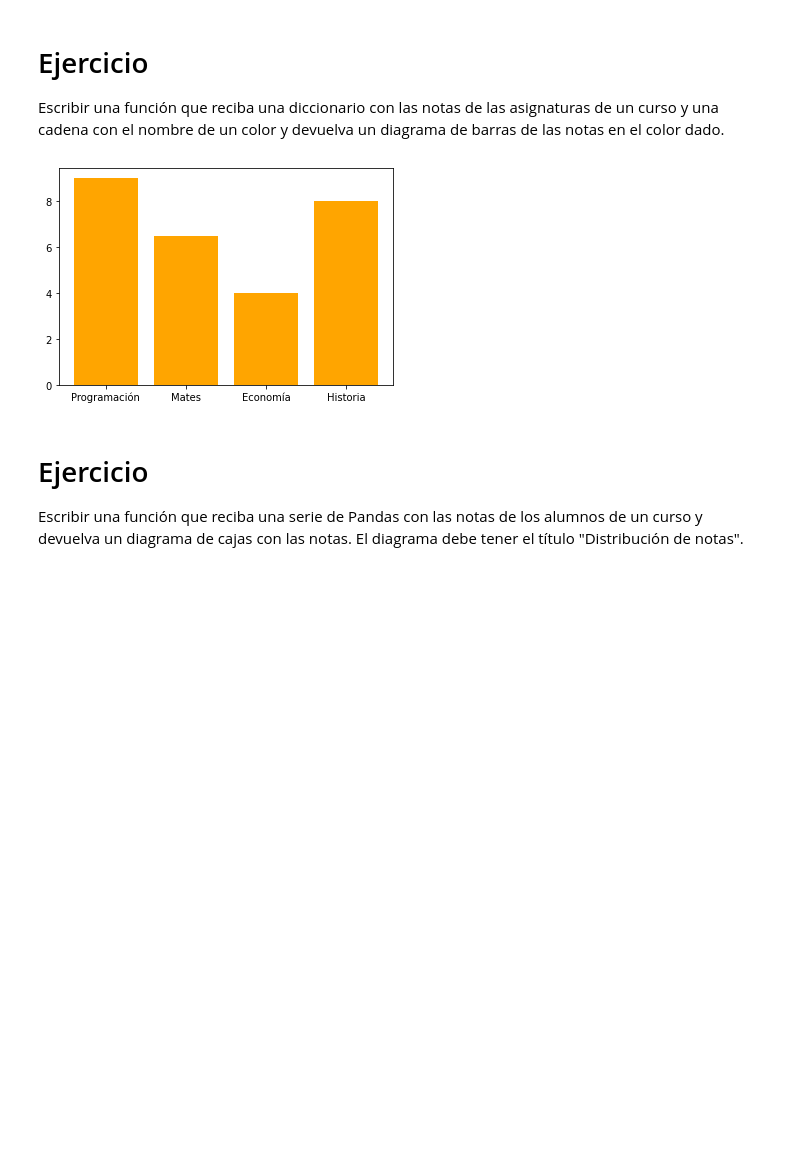
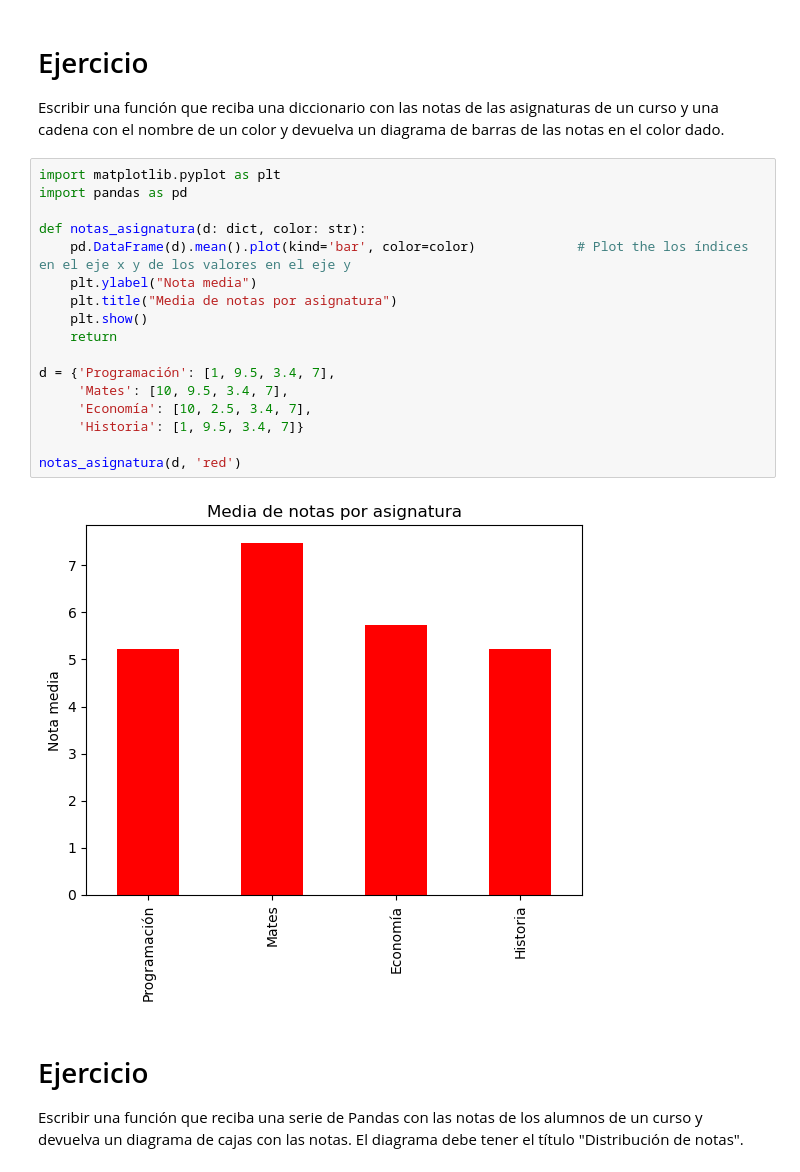
Before and after one commit to jimenezgimenojesus/SAMSUNG_AI_Diploma, a Jupyter notebook: Exercises/ejercicios_matplotlib.ipynb, the cells around one changed output. Drawn from its saved outputs; the diff is of its cells as text; blank space fills up the shorter version.

```diff
--- a/Exercises/ejercicios_matplotlib.ipynb
+++ b/Exercises/ejercicios_matplotlib.ipynb
@@ -44,8 +38,24 @@ ValueError: could not convert string to float: 'Alba'
 
 Escribir una función que reciba una diccionario con las notas de las asignaturas de un curso y una cadena con el nombre de un color y devuelva un diagrama de barras de las notas en el color dado.
 # %%
+import matplotlib.pyplot as plt
+import pandas as pd
+
+def notas_asignatura(d: dict, color: str):
+    pd.DataFrame(d).mean().plot(kind='bar', color=color)             # Plot the los índices en el eje x y de los valores en el eje y
+    plt.ylabel("Nota media")
+    plt.title("Media de notas por asignatura")
+    plt.show()
+    return
+
+d = {'Programación': [1, 9.5, 3.4, 7],
+     'Mates': [10, 9.5, 3.4, 7],
+     'Economía': [10, 2.5, 3.4, 7],
+     'Historia': [1, 9.5, 3.4, 7]}
+
+notas_asignatura(d, 'red')
 # %% [output]
-[figure, old version]
+[figure, new version]
 # %% [markdown]
 # Ejercicio
 
```
Also changed, not shown: parts of 4 cells of this notebook, 4 other files.
